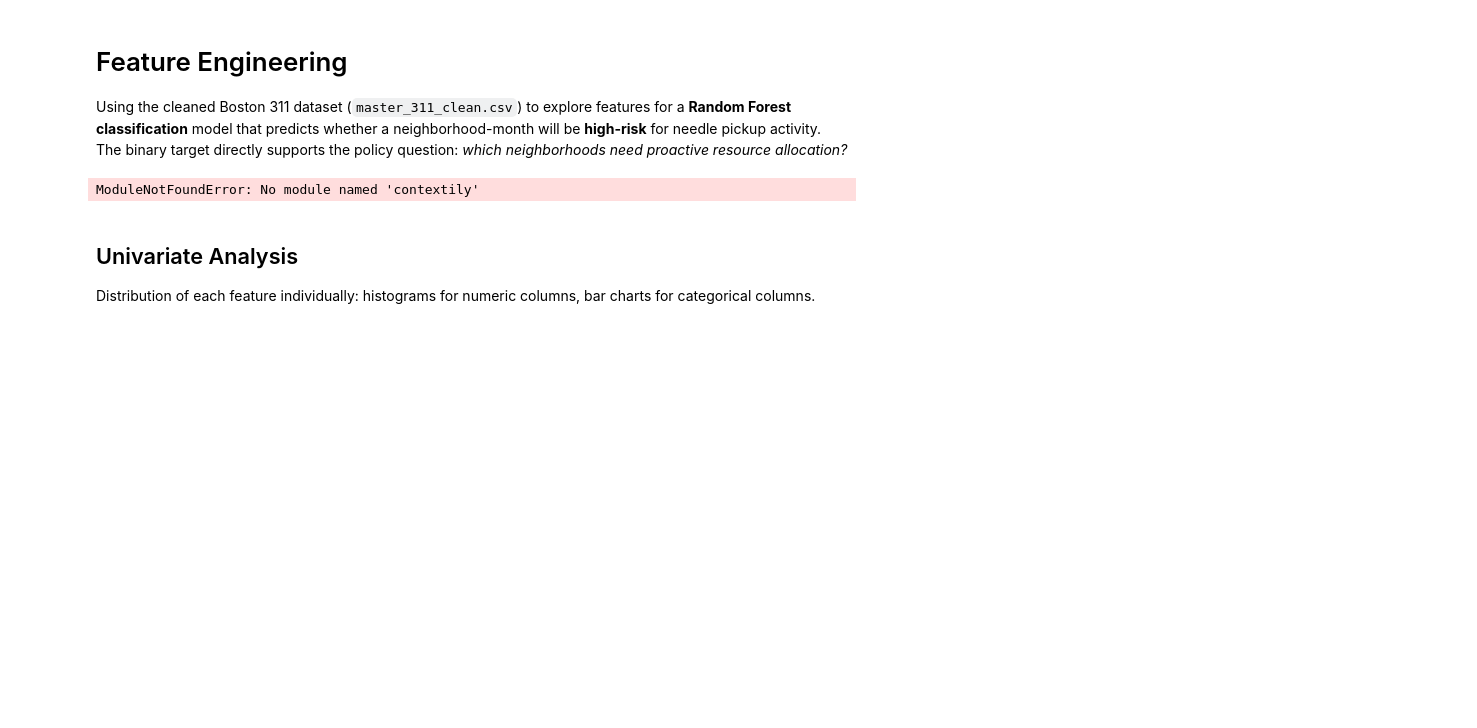
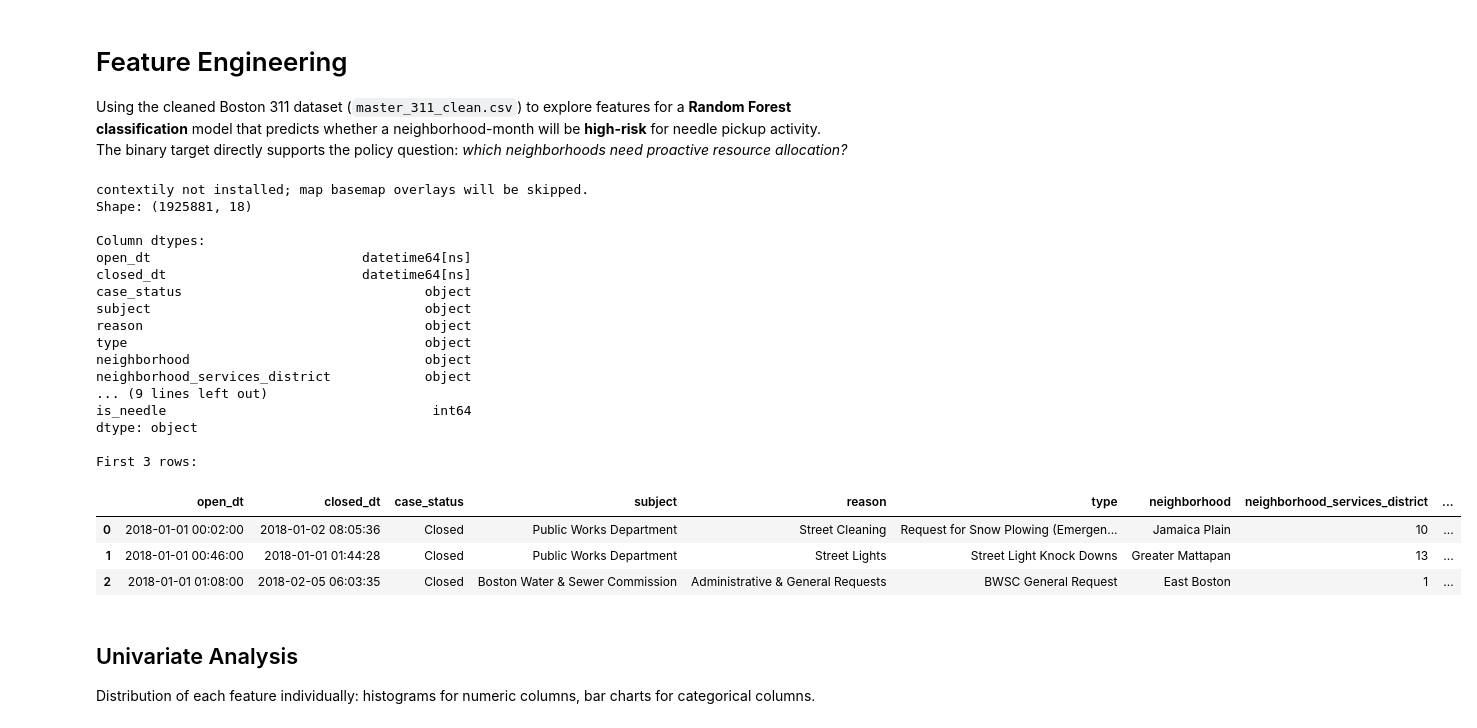
Before and after one commit to EugeneJHo/311-Boston-Needle-Pickup, a Jupyter notebook: modeling.ipynb, the cells around one changed output. Saved outputs shown, nothing was run; the diff lists cells and outputs as text; code cells hidden in the pictures; blank space fills up the shorter version.

```diff
--- a/modeling.ipynb
+++ b/modeling.ipynb
@@ -5,35 +5,63 @@ Using the cleaned Boston 311 dataset (`master_311_clean.csv`) to explore feature
 # %%
 import pandas as pd
 import numpy as np
 import matplotlib.pyplot as plt
 import seaborn as sns
 from pathlib import Path
 from scipy.stats import chi2_contingency
 from sklearn.ensemble import RandomForestClassifier
 from sklearn.metrics import (
     accuracy_score, precision_score, recall_score, f1_score,
     confusion_matrix, classification_report, roc_auc_score, roc_curve
 )
-import contextily as cx
+
+# Optional dependency used only for basemap overlays.
+try:
+    import contextily as cx
+    HAS_CONTEXTILY = True
+except ImportError:
+    cx = None
+    HAS_CONTEXTILY = False
+    print("contextily not installed; map basemap overlays will be skipped.")
 
 sns.set_style("whitegrid")
 
 df = pd.read_csv(Path(".") / "master_311_clean.csv", low_memory=False)
 
 df["open_dt"] = pd.to_datetime(df["open_dt"], errors="coerce")
 df["closed_dt"] = pd.to_datetime(df["closed_dt"], errors="coerce")
 
 df["response_hours"] = (df["closed_dt"] - df["open_dt"]).dt.total_seconds() / 3600
 df["month"] = df["open_dt"].dt.month
 df["day_of_week"] = df["open_dt"].dt.dayofweek
 df["is_needle"] = df["type"].str.contains("Needle Pickup", case=False, na=False).astype(int)
 
 print(f"Shape: {df.shape}")
 print(f"\nColumn dtypes:\n{df.dtypes}")
 print(f"\nFirst 3 rows:")
 df.head(3)
 # %% [output]
-ModuleNotFoundError: No module named 'contextily'
+contextily not installed; map basemap overlays will be skipped.
+Shape: (1925881, 18)
+
+Column dtypes:
+open_dt                           datetime64[ns]
+closed_dt                         datetime64[ns]
+case_status                               object
+subject                                   object
+reason                                    object
+type                                      object
+neighborhood                              object
+neighborhood_services_district            object
+... (9 lines left out)
+is_needle                                  int64
+dtype: object
+
+First 3 rows:
+|  | open_dt | closed_dt | case_status | subject | reason | type | neighborhood | neighborhood_services_district | ... |
+| 0 | 2018-01-01 00:02:00 | 2018-01-02 08:05:36 | Closed | Public Works Department | Street Cleaning | Request for Snow Plowing (Emergen... | Jamaica Plain | 10 | ... |
+| 1 | 2018-01-01 00:46:00 | 2018-01-01 01:44:28 | Closed | Public Works Department | Street Lights | Street Light Knock Downs | Greater Mattapan | 13 | ... |
+| 2 | 2018-01-01 01:08:00 | 2018-02-05 06:03:35 | Closed | Boston Water & Sewer Commission | Administrative & General Requests | BWSC General Request | East Boston | 1 | ... |
 # %% [markdown]
 ## Univariate Analysis
 
```
Also changed, not shown: parts of 22 cells of this notebook.
